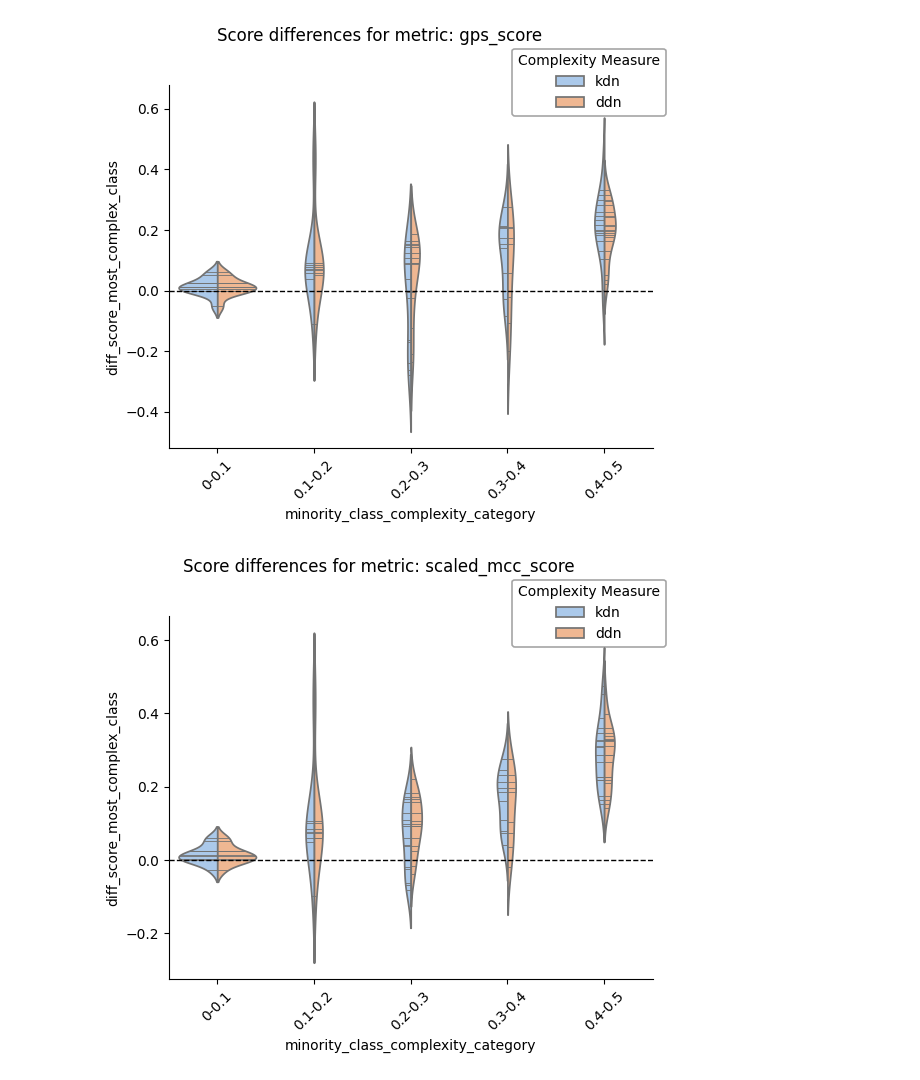
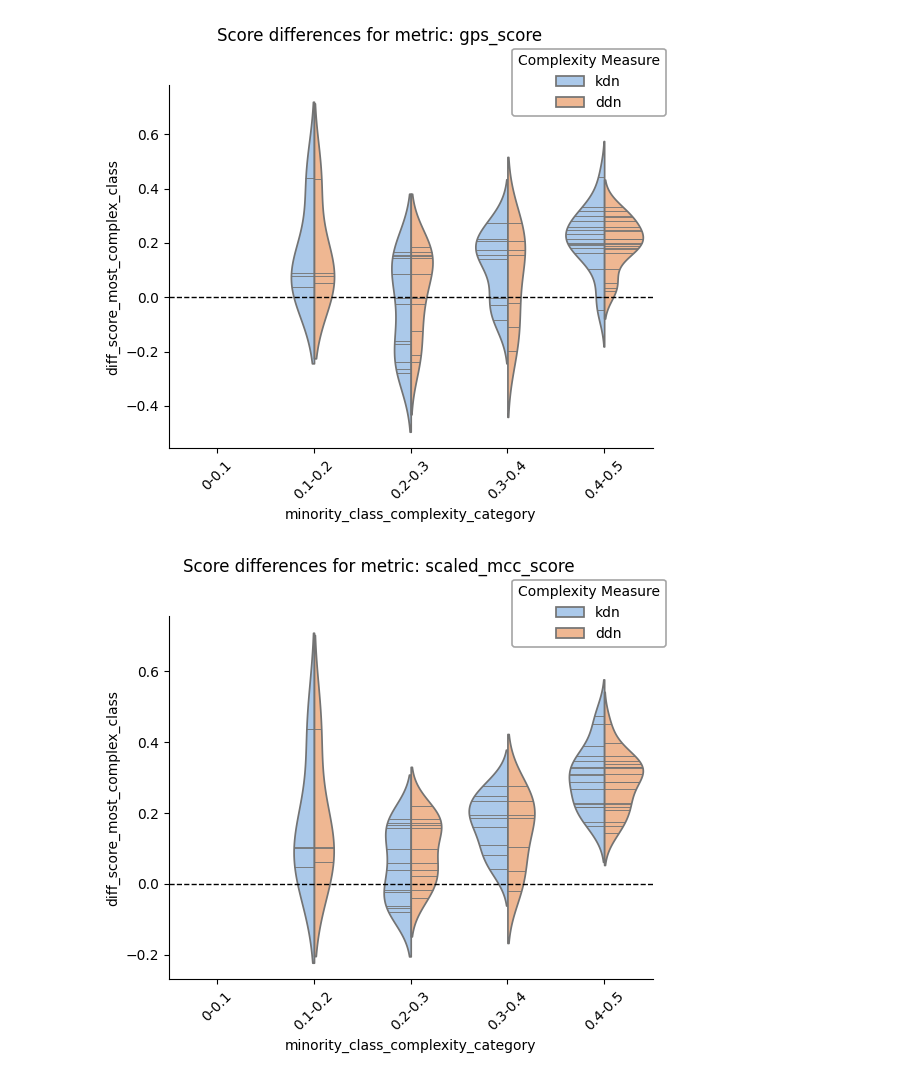
Before and after one commit to URJCDSLab/dynamic_disagreeing_neighbors, a Jupyter notebook: notebooks/complexity_across_complexity_category.ipynb, the cells around one changed output. Saved outputs shown, nothing was run; the diff lists cells and outputs as text; code cells hidden in the pictures.

```diff
--- a/notebooks/complexity_across_complexity_category.ipynb
+++ b/notebooks/complexity_across_complexity_category.ipynb
@@ -12,6 +9,7 @@ from src.results.statistical_analysis import calculate_grouped_statistics, evalu
 import warnings
 warnings.filterwarnings('ignore')
 # %%
-df_score_differences = pd.read_parquet('data/results/score_differences_all_data.parquet')
+df_score_differences = pd.read_parquet('data/results/score_differences_data.parquet')
 df_performance_results = pd.read_parquet('data/results/performance_detailed_data.parquet')
 df_description = pd.read_parquet('data/results/df_description_data.parquet')
+df_complexity = pd.read_parquet('data/results/complexity_data.parquet')
@@ -34,7 +16,8 @@ df_score_differences
 # %%
 df_merged = prepare_data(df_description, df_score_differences, df_performance_results, 1)
-# %%
-df_merged = df_merged[df_merged['method'] == 'best_method']
+# %%
+balanced_complexity = df_complexity[abs(df_complexity['majority_class_complexity']-df_complexity['minority_class_complexity'])<10**-1]['dataset'].unique()
+df_merged['balanced_complexity'] = df_merged['dataset'].isin(balanced_complexity)
 # %%
 df_merged
 # %% [output]
@@ -55,0 +37,3 @@ df_merged
+# %%
+df_merged_balanced = df_merged[df_merged['balanced_complexity']]
+df_merged_imbalanced = df_merged[~df_merged['balanced_complexity']]
@@ -169,3 +397,3 @@ scaled_mcc_score
 # %%
-plot_score_differences(df_merged, diff='diff_score_most_complex_class', x_var='minority_class_complexity_category')
+plot_score_differences(df_merged_imbalanced, diff='diff_score_most_complex_class', x_var='minority_class_complexity_category')
 # %% [output]
@@ -174,5 +402,5 @@ plot_score_differences(df_merged, diff='diff_score_most_complex_class', x_var='m
-[figure, old version]
+[figure, new version]
-[figure, old version]
+[figure, new version]
 # %%
 for performance_metric in df_merged['metric_x'].unique():
     print(performance_metric)
```
Also changed, not shown: parts of 22 cells of this notebook, 3 other files.
